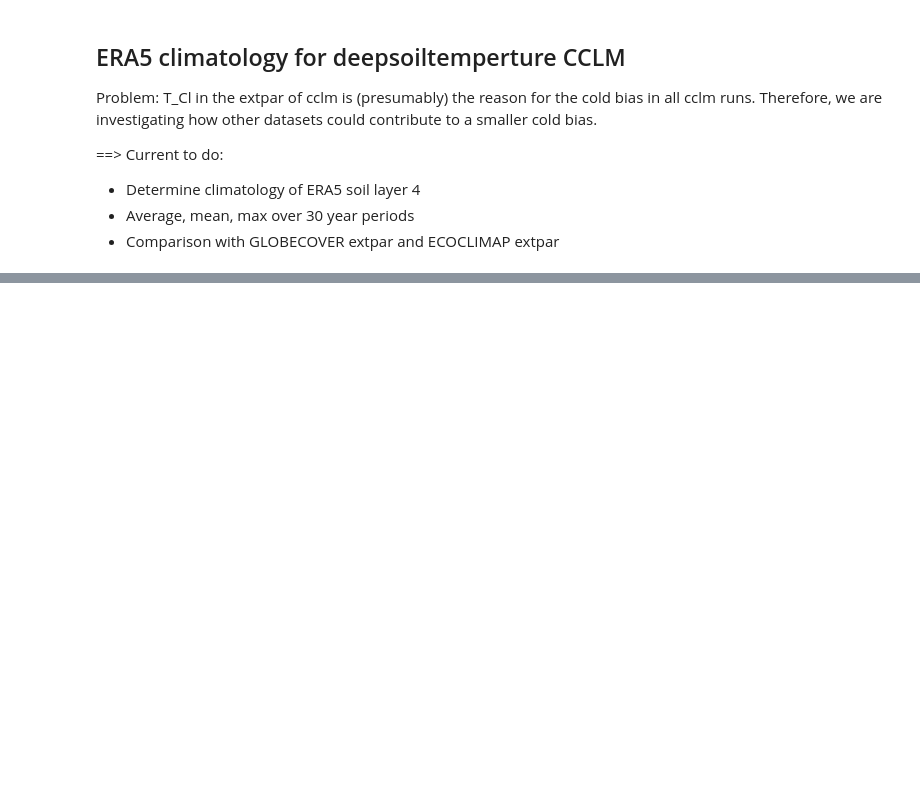
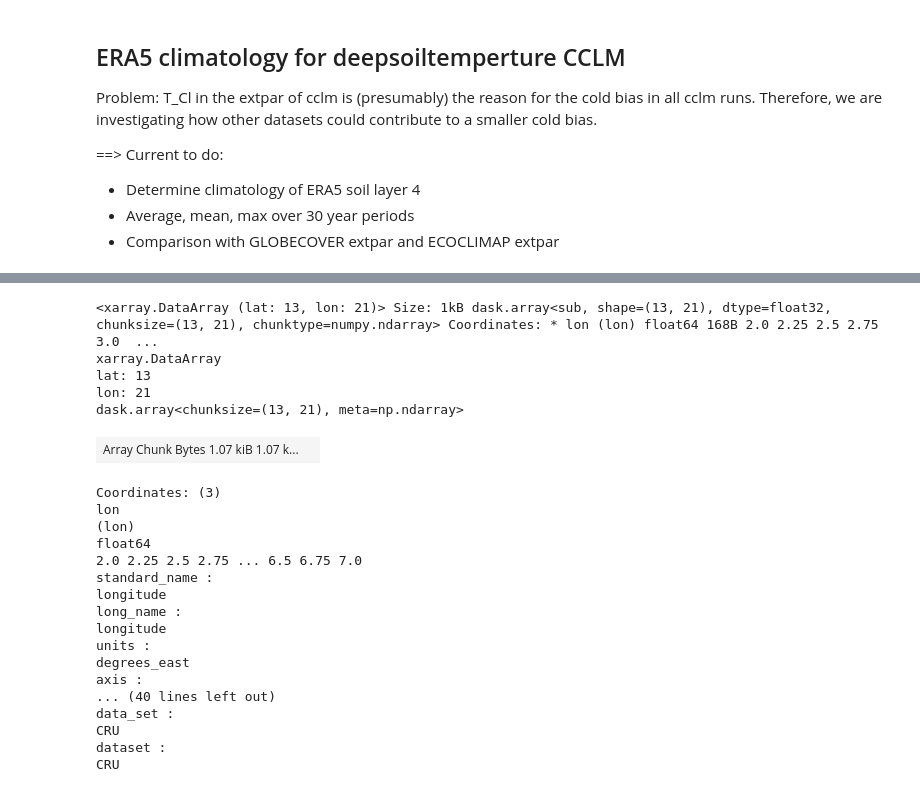
Before and after one commit to CORDEX-be2/ValEnsPy, a Jupyter notebook: evaluation_cclm/Deepsoil/CCLM_eval_era5_climatology.ipynb, the cells around one changed output, grey strips where cells are left out. Saved outputs shown, nothing was run; the diff lists cells and outputs as text; code cells hidden in the pictures; blank space fills up the shorter version.

```diff
--- a/evaluation_cclm/Deepsoil/CCLM_eval_era5_climatology.ipynb
+++ b/evaluation_cclm/Deepsoil/CCLM_eval_era5_climatology.ipynb
@@ -251 +266,28 @@ min ERA5 level4
+# %%
+da_diff_region = da_ec_remap_region - da_region
+da_diff_region
+# %% [output]
+<xarray.DataArray (lat: 13, lon: 21)> Size: 1kB dask.array<sub, shape=(13, 21), dtype=float32, chunksize=(13, 21), chunktype=numpy.ndarray> Coordinates: * lon (lon) float64 168B 2.0 2.25 2.5 2.75 3.0  ...
+xarray.DataArray
+lat: 13
+lon: 21
+dask.array<chunksize=(13, 21), meta=np.ndarray>
+| Array Chunk Bytes 1.07 kiB 1.07 k... |  |
+Coordinates: (3)
+lon
+(lon)
+float64
+2.0 2.25 2.5 2.75 ... 6.5 6.75 7.0
+standard_name :
+longitude
+long_name :
+longitude
+units :
+degrees_east
+axis :
+... (40 lines left out)
+data_set :
+CRU
+dataset :
+CRU
 # %%
```
Also changed, not shown: parts of 20 cells of this notebook.
